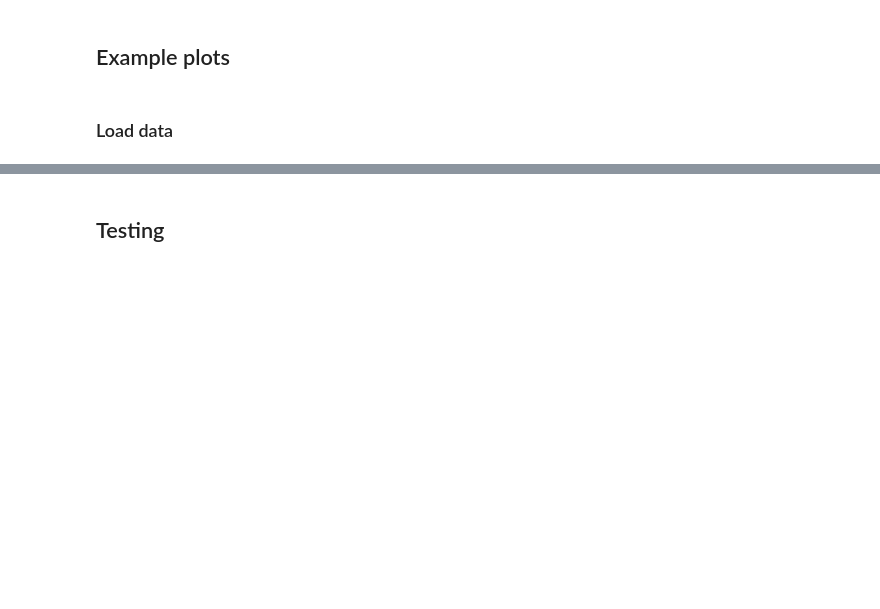
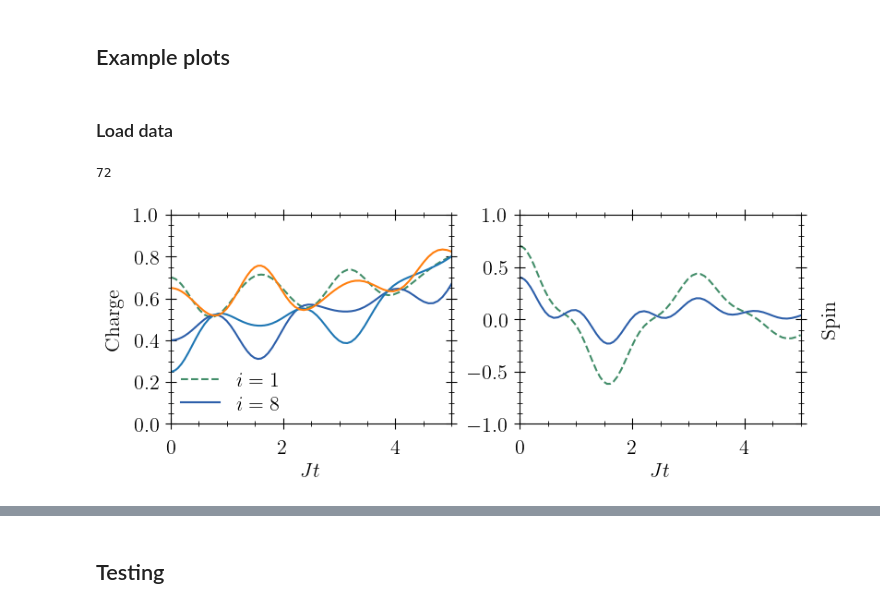
Before and after one commit to NonequilibriumDynamics/KadanoffBaym.jl, a Jupyter notebook: example/fermi-hubbard-T-matrix.ipynb, the cells around one changed output, grey strips where cells are left out. Cells and saved outputs as stored; diff of their text form; code cells hidden in the pictures; blank space fills up the shorter version.

```diff
--- a/example/fermi-hubbard-T-matrix.ipynb
+++ b/example/fermi-hubbard-T-matrix.ipynb
@@ -224,13 +246,11 @@ GG[1, 1] = -1.0im * (I - diagm(N_c))
 FL[1, 1] = 1.0im * diagm(N_f)
 FG[1, 1] = -1.0im * (I - diagm(N_f))
 
-# TL[1, 1] = GL[1, 1] .* FL[1, 1] # VERIFY!
-# TG[1, 1] = GG[1, 1] .* FG[1, 1] # VERIFY! should be zero like self-energy?
-
 data = FermiHubbardData(GL, GG, FL, FG, TL, TG)
 model = FermiHubbardModel(U = 0.25)
+model = FermiHubbardModel(U = 1.)
 
-tmax = 1;
+tmax = 5;
 # %%
 function integrate(x::AbstractVector, y::AbstractVector)
     if isone(length(x))
@@ -246,6 +266,9 @@ end;
 # %%
 atol = 1e-8
 rtol = 1e-6;
+
+atol = 1e-6
+rtol = 1e-4;
 # %%
 @time sol = kbsolve!(
     (x...) -> fv!(model, data, x...),
@@ -273,6 +317,8 @@ loaded_sol = load("FH_3D_T_matrix_sol_U_"*string(model.U)*"_tmax_"*string(tmax)*
 # U_0_sol = load("FH_sol_U_0.0_atol_1e-8_rtol_1e-6.jld");
 # %%
 num_points = (loaded_sol["solution"].t |> size)[1]
+# %% [output]
+72
 # %%
 xpad = 8
 ypad = 5
@@ -288,6 +334,18 @@ plot(loaded_sol["solution"].t, [imag(loaded_sol["solution"].u[1][idx_1, idx_1, k
 
 plot(loaded_sol["solution"].t, [imag(loaded_sol["solution"].u[1][idx_2, idx_2, k, k] .+ loaded_sol["solution"].u[3][idx_2, idx_2, k, k]) for k = 1:num_points],
     label = "\$ i=8\$", lw=1.5, ls = "-", c = "#2D5FAA")
+
+idx_1 = 4
+idx_2 = 7
+
+plot(loaded_sol["solution"].t, [imag(loaded_sol["solution"].u[1][idx_1, idx_1, k, k] .+ loaded_sol["solution"].u[3][idx_1, idx_1, k, k]) for k = 1:num_points])
+
+plot(loaded_sol["solution"].t, [imag(loaded_sol["solution"].u[1][idx_2, idx_2, k, k] .+ loaded_sol["solution"].u[3][idx_2, idx_2, k, k]) for k = 1:num_points])
+
+
+idx_1 = 1
+idx_2 = 8
+
 
 xlim(0, tmax)
 # ax.set_xticks([0, 8, 16, 24, 32])
@@ -297,30 +355,32 @@ xlabel("\$J t\$")
 ylabel("Charge", labelpad = 8)
 ax.xaxis.set_tick_params(pad = xpad)
 ax.yaxis.set_tick_params(pad = ypad)
 # ax.set_axisbelow(false)
 # ticklabel_format(axis = "y", style = "sci", scilimits = (-0, 0))
 ax.legend(loc = "best", handlelength = 1.9, frameon = false, borderpad = 0, labelspacing = 0.25)
 
 ax = subplot(122)
 
 plot(loaded_sol["solution"].t, [imag(loaded_sol["solution"].u[1][idx_1, idx_1, k, k] .- loaded_sol["solution"].u[3][idx_1, idx_1, k, k]) for k = 1:num_points],
     label = "\$ i=2\$", lw=1.5, ls = "--", c = "#438E6A")
 
 plot(loaded_sol["solution"].t, [imag(loaded_sol["solution"].u[1][idx_2, idx_2, k, k] .- loaded_sol["solution"].u[3][idx_2, idx_2, k, k]) for k = 1:num_points],
     label = "\$ i=2\$",  lw=1.5, ls = "-", c = "#2D5FAA")
 
 xlim(0, tmax)
 ylim(-1, 1)
 # ax.set_xticks([0, 8, 16, 24, 32])
 # ax.set_yticklabels([])
 xlabel("\$J t\$")
 ylabel("Spin", labelpad = 16)
 ax.xaxis.set_tick_params(pad = xpad)
 ax.yaxis.set_tick_params(pad = ypad)
 ax.set_axisbelow(false)
 # ticklabel_format(axis = "y", style = "sci", scilimits = (-0, 0))
 # ax.legend( loc = "best", handlelength = 1.9, frameon = false, borderpad = 0, labelspacing = 0.25)
 ax.yaxis.set_label_position("right")
 
 tight_layout(pad = 0.1, w_pad = 0.5, h_pad = 0)
 # savefig("fermi_hubbard_T.pdf")
+# %% [output]
+[figure, added]
```
Also changed, not shown: parts of 21 cells of this notebook.
